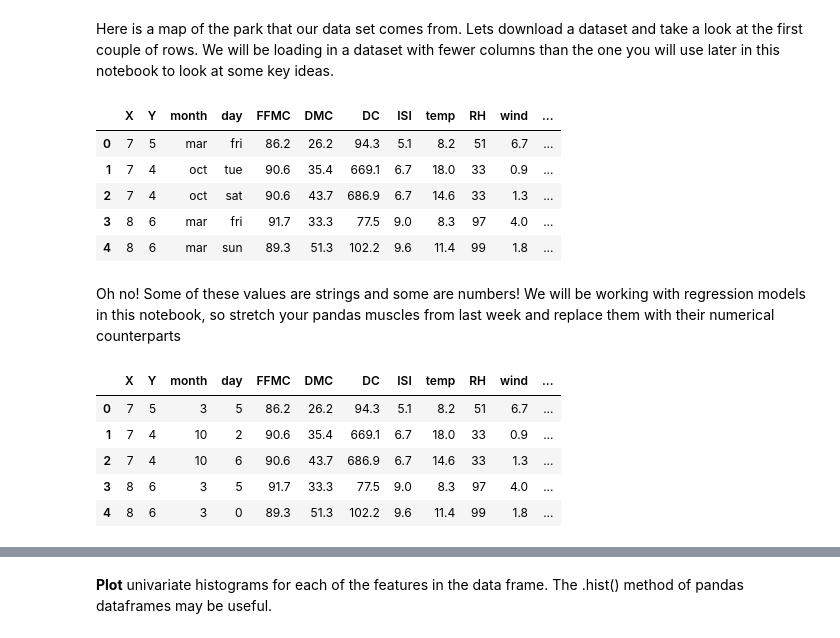
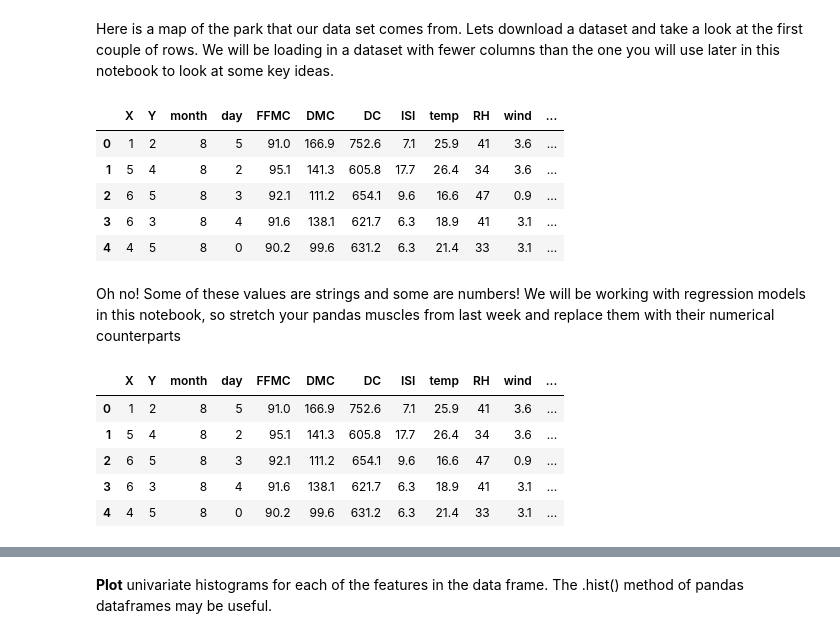
Before and after one commit to fishnchips97/Project-T-Final-189, a Jupyter notebook: final/EECS189 Project T Final Solution Notebook.ipynb, the cells around one changed output, grey strips where cells are left out. Drawn from its saved outputs; the diff is of its cells as text; code cells hidden in the pictures.

```diff
--- a/final/EECS189 Project T Final Solution Notebook.ipynb
+++ b/final/EECS189 Project T Final Solution Notebook.ipynb
@@ -49,15 +49,15 @@ The data set we are given consists of 517 seperate forrest fire instances from d
 # %% [markdown]
 Here is a map of the park that our data set comes from. Lets download a dataset and  take a look at the first couple of rows. We will be loading in a dataset with fewer columns than the one you will use later in this notebook to look at some key ideas.
 # %%
-fire_df = pd.read_csv('forestfires.csv')
+fire_df = pd.read_csv('raw_df.csv')
 fire_df.head()
 # %% [output]
 |  | X | Y | month | day | FFMC | DMC | DC | ISI | temp | RH | wind | ... |
-| 0 | 7 | 5 | mar | fri | 86.2 | 26.2 | 94.3 | 5.1 | 8.2 | 51 | 6.7 | ... |
-| 1 | 7 | 4 | oct | tue | 90.6 | 35.4 | 669.1 | 6.7 | 18.0 | 33 | 0.9 | ... |
-| 2 | 7 | 4 | oct | sat | 90.6 | 43.7 | 686.9 | 6.7 | 14.6 | 33 | 1.3 | ... |
-| 3 | 8 | 6 | mar | fri | 91.7 | 33.3 | 77.5 | 9.0 | 8.3 | 97 | 4.0 | ... |
-| 4 | 8 | 6 | mar | sun | 89.3 | 51.3 | 102.2 | 9.6 | 11.4 | 99 | 1.8 | ... |
+| 0 | 1 | 2 | 8 | 5 | 91.0 | 166.9 | 752.6 | 7.1 | 25.9 | 41 | 3.6 | ... |
+| 1 | 5 | 4 | 8 | 2 | 95.1 | 141.3 | 605.8 | 17.7 | 26.4 | 34 | 3.6 | ... |
+| 2 | 6 | 5 | 8 | 3 | 92.1 | 111.2 | 654.1 | 9.6 | 16.6 | 47 | 0.9 | ... |
+| 3 | 6 | 3 | 8 | 4 | 91.6 | 138.1 | 621.7 | 6.3 | 18.9 | 41 | 3.1 | ... |
+| 4 | 4 | 5 | 8 | 0 | 90.2 | 99.6 | 631.2 | 6.3 | 21.4 | 33 | 3.1 | ... |
 # %% [markdown]
 Oh no! Some of these values are strings and some are numbers! We will be working with regression models in this notebook, so stretch your pandas muscles from last week and replace them with their numerical counterparts
 # %%
@@ -85,20 +85,36 @@ monthstr2num = {
     'nov': 11,
     'dec': 12
 }
+areaCatStr2num = {
+    '0-5': 1,
+    '5-10':2,
+    '10-50': 3,
+    '50-100': 4
+}
+
+tempBinsStr2num = {
+    '0-15':1,
+    '15-20': 2,
+    '20-25': 3,
+    '>25': 4,
+}
 
 ##### START #####
-fire_df['day'] = fire_df['day'].replace(weekdaystr2num)
-fire_df['month'] = fire_df['month'].replace(monthstr2num)
+# fire_df['day'] = fire_df['day'].replace(weekdaystr2num)
+# fire_df['month'] = fire_df['month'].replace(monthstr2num)
 ##### END #####
 
+fire_df['area_cat'] = fire_df['area_cat'].replace(areaCatStr2num)
+fire_df['temp_bins'] = fire_df['temp_bins'].replace(tempBinsStr2num)
+
 fire_df.head()
 # %% [output]
 |  | X | Y | month | day | FFMC | DMC | DC | ISI | temp | RH | wind | ... |
-| 0 | 7 | 5 | 3 | 5 | 86.2 | 26.2 | 94.3 | 5.1 | 8.2 | 51 | 6.7 | ... |
-| 1 | 7 | 4 | 10 | 2 | 90.6 | 35.4 | 669.1 | 6.7 | 18.0 | 33 | 0.9 | ... |
-| 2 | 7 | 4 | 10 | 6 | 90.6 | 43.7 | 686.9 | 6.7 | 14.6 | 33 | 1.3 | ... |
-| 3 | 8 | 6 | 3 | 5 | 91.7 | 33.3 | 77.5 | 9.0 | 8.3 | 97 | 4.0 | ... |
-| 4 | 8 | 6 | 3 | 0 | 89.3 | 51.3 | 102.2 | 9.6 | 11.4 | 99 | 1.8 | ... |
+| 0 | 1 | 2 | 8 | 5 | 91.0 | 166.9 | 752.6 | 7.1 | 25.9 | 41 | 3.6 | ... |
+| 1 | 5 | 4 | 8 | 2 | 95.1 | 141.3 | 605.8 | 17.7 | 26.4 | 34 | 3.6 | ... |
+| 2 | 6 | 5 | 8 | 3 | 92.1 | 111.2 | 654.1 | 9.6 | 16.6 | 47 | 0.9 | ... |
+| 3 | 6 | 3 | 8 | 4 | 91.6 | 138.1 | 621.7 | 6.3 | 18.9 | 41 | 3.1 | ... |
+| 4 | 4 | 5 | 8 | 0 | 90.2 | 99.6 | 631.2 | 6.3 | 21.4 | 33 | 3.1 | ... |
 # %% [markdown]
 - X and Y represent the location of the fire on the simplied map provided above
 - month and day are for the date of the fire
```
Also changed, not shown: parts of 12 cells of this notebook, 1 other file.
